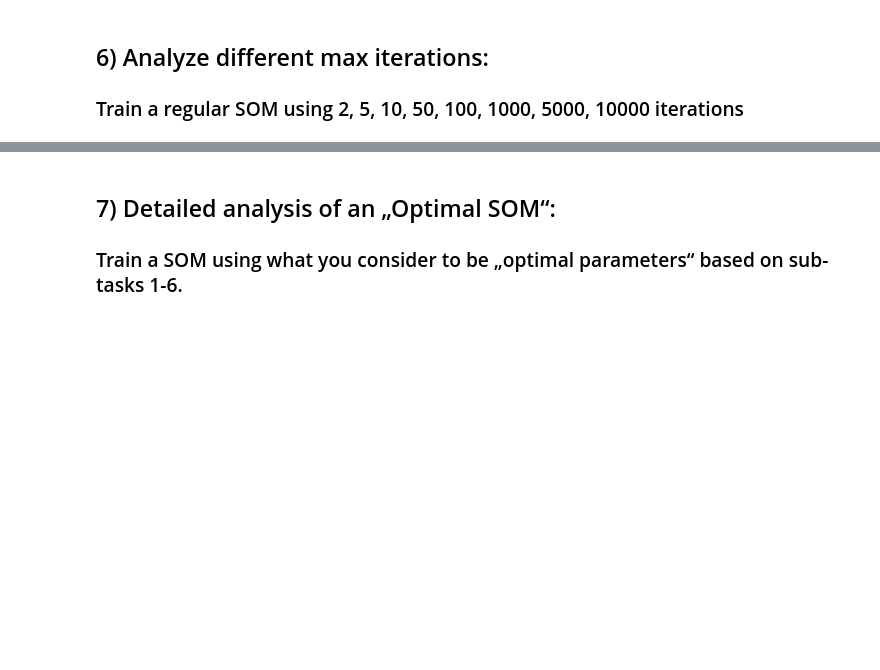
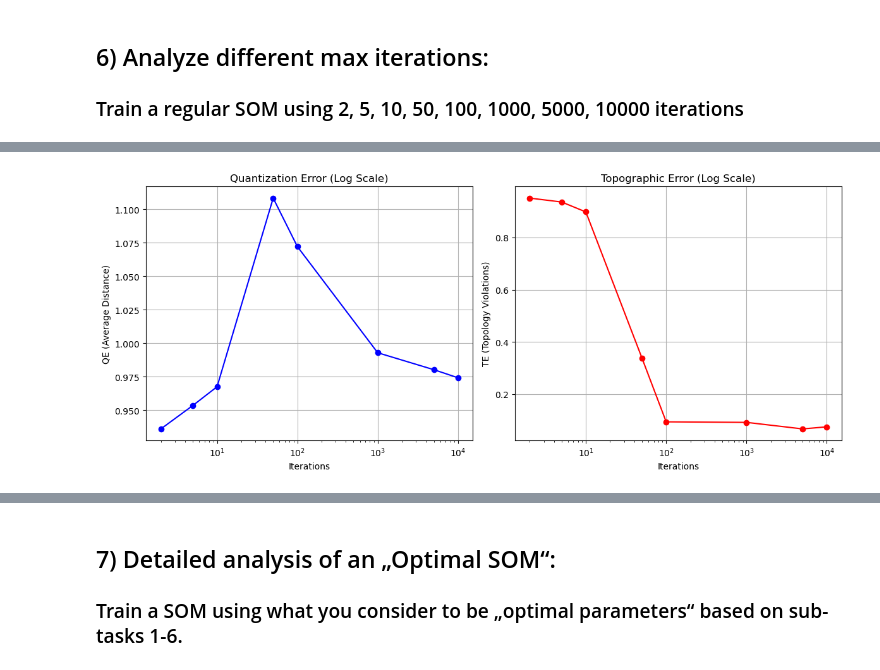
Before and after one commit to florianmende/sos_tuwien, a Jupyter notebook: assignment3/som.ipynb, the cells around one changed output, grey strips where cells are left out. Drawn from its saved outputs; the diff is of its cells as text; code cells hidden in the pictures; blank space fills up the shorter version.

```diff
--- a/assignment3/som.ipynb
+++ b/assignment3/som.ipynb
@@ -1540,30 +1547,30 @@ BokehModel(combine_events=True, render_bundle={'docs_json': {'0b1cf05b-1b06-4350
 print("Training SOM 2 with Random Seed...")
 
 # Same parameters as your first map
-som2 = MiniSom(SOM_X_AXIS_NODES, SOM_Y_AXIS_NODES, SOM_N_VARIABLES,
+som2_2 = MiniSom(SOM_X_AXIS_NODES, SOM_Y_AXIS_NODES, SOM_N_VARIABLES,
               sigma=SIGMA0,
               learning_rate=ALPHA,
               neighborhood_function=NEIGHBORHOOD_FUNC,
               random_seed=123) # <--- Different seed
 
 # CRITICAL: Random Init (instead of PCA) to force differences
-som2.random_weights_init(data_scaled)
-som2.train_random(data_scaled, N_ITERATIONS, verbose=True)
+som2_2.random_weights_init(data_scaled)
+som2_2.train_random(data_scaled, N_ITERATIONS, verbose=True)
 
 # --- 2. Prepare for SOMToolbox ---
 # Prepare Map 1 (The PCA one you already have)
-weights_1 = som.get_weights().reshape(SOM_X_AXIS_NODES * SOM_Y_AXIS_NODES, SOM_N_VARIABLES)
+weights_1 = som2_2.get_weights().reshape(SOM_X_AXIS_NODES * SOM_Y_AXIS_NODES, SOM_N_VARIABLES)
 sm1 = SOMToolbox(weights=weights_1, m=SOM_X_AXIS_NODES, n=SOM_Y_AXIS_NODES,
                  dimension=SOM_N_VARIABLES, input_data=data_scaled,
                  classes=classes_array, component_names=component_names_list)
 
 # Prepare Map 2 (The new Random one)
-weights_2 = som2.get_weights().reshape(SOM_X_AXIS_NODES * SOM_Y_AXIS_NODES, SOM_N_VARIABLES)
-sm2 = SOMToolbox(weights=weights_2, m=SOM_X_AXIS_NODES, n=SOM_Y_AXIS_NODES,
+weights_2 = som2_2.get_weights().reshape(SOM_X_AXIS_NODES * SOM_Y_AXIS_NODES, SOM_N_VARIABLES)
+sm2_2 = SOMToolbox(weights=weights_2, m=SOM_X_AXIS_NODES, n=SOM_Y_AXIS_NODES,
                  dimension=SOM_N_VARIABLES, input_data=data_scaled,
                  classes=classes_array, component_names=component_names_list)
 
-sm2._mainview
+sm2_2._mainview
 # %% [output]
 Training SOM 2 with Random Seed...
  [ 10000 / 10000 ] 100% - 0:00:00 left
@@ -1788,3 +1870,72 @@ described in points a to d: low QE / high TE, Neighbourhood Graph is a mess, U-m
 # %% [markdown]
 ## 6) Analyze different max iterations:
 ### Train a regular SOM using 2, 5, 10, 50, 100, 1000, 5000, 10000 iterations
+# %%
+# --- Parameters ---
+REGULAR_DIM = 12       # 12x12
+SIGMA_REGULAR = 3.0    # Regular radius
+LR_START = 0.7         # Regular learning rate
+
+# The list of iterations to test
+ITERATION_STEPS = [2, 5, 10, 50, 100, 1000, 5000, 10000]
+
+# Storage for metrics
+qe_history = []
+te_history = []
+soms_for_viz = {}
+
+print(f"Training {len(ITERATION_STEPS)} SOMs to analyze convergence...")
+print(f"{'Iter':<6} | {'QE':<8} | {'TE':<8}")
+print("-" * 30)
+
+for n_iter in ITERATION_STEPS:
+    # 1. Create and Initialize SOM
+    # Note: Use Random Init to clearly see the ordering phase emerge from chaos
+    som = MiniSom(REGULAR_DIM, REGULAR_DIM, data_scaled.shape[1],
+                  sigma=SIGMA_REGULAR, learning_rate=LR_START,
+                  neighborhood_function='gaussian', random_seed=42)
+    som.random_weights_init(data_scaled)
+
+    # 2. Train
+    som.train_random(data_scaled, n_iter, verbose=False)
+
+    # 3. Calculate Metrics
+    qe = som.quantization_error(data_scaled)
+    te = som.topographic_error(data_scaled)
+
+    qe_history.append(qe)
+    te_history.append(te)
+
+    print(f"{n_iter:<6} | {qe:.4f}   | {te:.4f}")
+
+    # 4. Prepare for Visualization (Store in dictionary)
+    weights = som.get_weights().reshape(REGULAR_DIM * REGULAR_DIM, data_scaled.shape[1])
+    sm_obj = SOMToolbox(weights=weights, m=REGULAR_DIM, n=REGULAR_DIM,
+                        dimension=data_scaled.shape[1], input_data=data_scaled,
+                        classes=classes_array, component_names=component_names_list)
+    soms_for_viz[n_iter] = sm_obj
+
+# --- Plotting the Convergence Curves ---
+plt.figure(figsize=(12, 5))
+
+# Plot QE (Fit)
+plt.subplot(1, 2, 1)
+plt.plot(ITERATION_STEPS, qe_history, marker='o', color='blue')
+plt.xscale('log') # Log scale is crucial because steps are exponential
+plt.title("Quantization Error (Log Scale)")
+plt.xlabel("Iterations")
+plt.ylabel("QE (Average Distance)")
+plt.grid(True)
+
+# Plot TE (Topology)
+plt.subplot(1, 2, 2)
+plt.plot(ITERATION_STEPS, te_history, marker='o', color='red')
+plt.xscale('log')
+plt.title("Topographic Error (Log Scale)")
+plt.xlabel("Iterations")
+plt.ylabel("TE (Topology Violations)")
+plt.grid(True)
+
+plt.tight_layout()
+plt.show()
+# %% [output]
@@ -1790,0 +1953 @@ described in points a to d: low QE / high TE, Neighbourhood Graph is a mess, U-m
+[figure, added]
```
Also changed, not shown: parts of 16 cells of this notebook.
